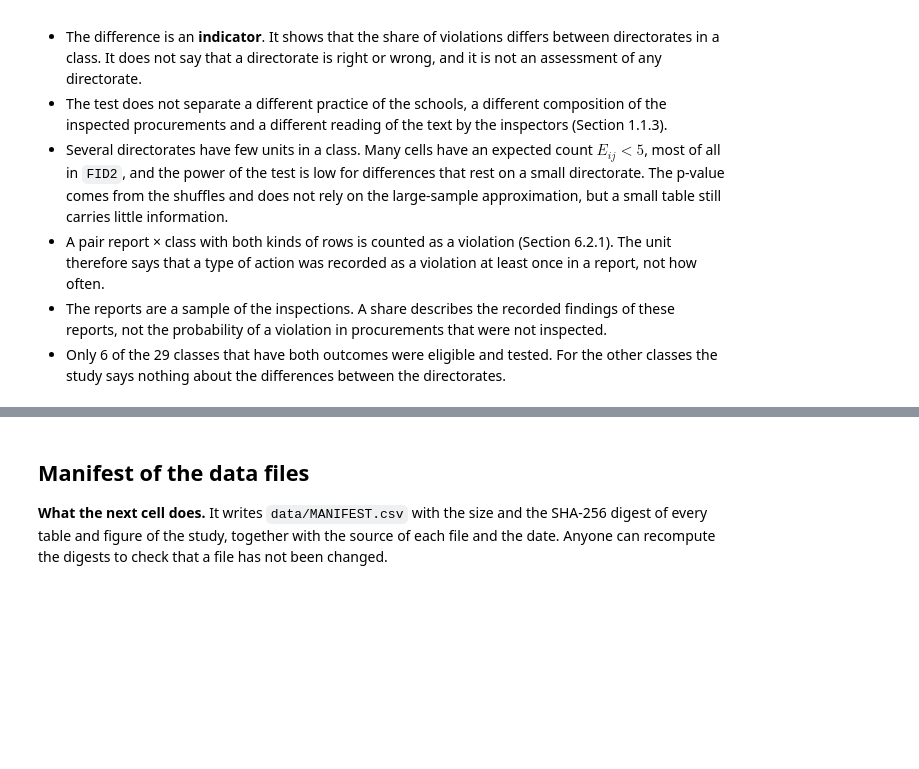
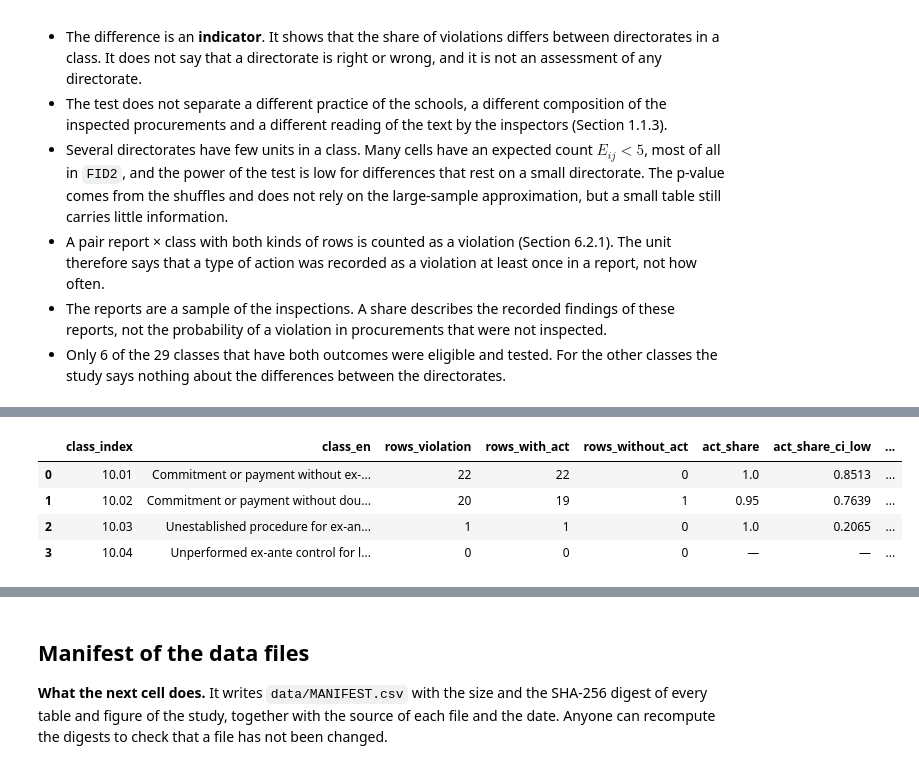
Before and after one commit to beluhov/adfi-violations-classification, a Jupyter notebook: ADFI_Violations_Classification.ipynb, the cells around one changed output, grey strips where cells are left out. Cells and saved outputs as stored; diff of their text form; code cells hidden in the pictures; blank space fills up the shorter version.

```diff
--- a/ADFI_Violations_Classification.ipynb
+++ b/ADFI_Violations_Classification.ipynb
@@ -2413,0 +2434,86 @@ plt.show()
+# %%
+S10_PREFIX = "10."
+S10_LAW = "ЗФУКПС"
+
+s10_classes = classes.loc[classes["class_index"].str.startswith(S10_PREFIX), ["class_index", "class_en"]].reset_index(drop=True)
+s10_viol = viol[viol["class_index"].str.startswith(S10_PREFIX)]
+s10_noviol = noviol[noviol["class_index"].str.startswith(S10_PREFIX)]
+s10_outside = viol[~viol["class_index"].str.startswith(S10_PREFIX)]
+
+s10_rows = []
+for s10_index, s10_name in zip(s10_classes["class_index"], s10_classes["class_en"]):
+    s10_v = s10_viol[s10_viol["class_index"] == s10_index]
+    s10_n = s10_noviol[s10_noviol["class_index"] == s10_index]
+    s10_with_act = int((s10_v["outcome"] == "violation_with_act").sum())
+    s10_without_act = int((s10_v["outcome"] == "violation_without_act").sum())
+    if len(s10_v) > 0:
+        s10_low, s10_high = wilson_interval(s10_with_act, len(s10_v))
+        s10_share, s10_low, s10_high = s10_with_act / len(s10_v), float(s10_low), float(s10_high)
+    else:
+        s10_share, s10_low, s10_high = np.nan, np.nan, np.nan
+    s10_rows.append([s10_index, s10_name, len(s10_v), s10_with_act, s10_without_act, s10_share, s10_low, s10_high,
+                     s10_v["report_key"].nunique(), len(s10_n), s10_n["report_key"].nunique()])
+
+ex_ante_control_by_class = pd.DataFrame(s10_rows, columns=["class_index", "class_en", "rows_violation", "rows_with_act", "rows_without_act",
+                                                          "act_share", "act_share_ci_low", "act_share_ci_high", "reports_violation",
+                                                          "rows_no_violation", "reports_no_violation"])
+for s10_column in ("act_share", "act_share_ci_low", "act_share_ci_high"):
+    ex_ante_control_by_class[s10_column] = ex_ante_control_by_class[s10_column].round(4)
+
+assert ex_ante_control_by_class["class_index"].tolist() == ["10.01", "10.02", "10.03", "10.04"]
+assert ex_ante_control_by_class["rows_violation"].tolist() == [22, 20, 1, 0]
+assert ex_ante_control_by_class["rows_with_act"].tolist() == [22, 19, 1, 0]
+assert ex_ante_control_by_class["rows_without_act"].tolist() == [0, 1, 0, 0]
+assert ex_ante_control_by_class["reports_violation"].tolist() == [7, 6, 1, 0]
+assert ex_ante_control_by_class["rows_no_violation"].tolist() == [5, 5, 0, 0]
+assert ex_ante_control_by_class["reports_no_violation"].tolist() == [4, 4, 0, 0]
+assert ex_ante_control_by_class.loc[3, ["act_share", "act_share_ci_low", "act_share_ci_high"]].isna().all()
+ex_ante_control_by_class.to_csv(DERIVED_DIR / "ex_ante_control_by_class.csv", sep=";", index=False, encoding="utf-8", lineterminator="\n")
+
+s10_rows_total = len(s10_viol)
+s10_findings = s10_viol["finding_no"].nunique()
+s10_reports = s10_viol["report_key"].nunique()
+s10_with_act_total = int((s10_viol["outcome"] == "violation_with_act").sum())
+s10_act_share = s10_with_act_total / s10_rows_total
+s10_act_low, s10_act_high = wilson_interval(s10_with_act_total, s10_rows_total)
+all_with_act_total = int((viol["outcome"] == "violation_with_act").sum())
+all_act_share = all_with_act_total / len(viol)
+all_act_low, all_act_high = wilson_interval(all_with_act_total, len(viol))
+
+s10_statute = violation_rows_by_statute.set_index("statute_en").loc["FMCPSA"]
+assert (int(s10_statute["rows"]), float(s10_statute["share"])) == (43, 0.0357)
+assert (float(s10_statute["share_ci_low"]), float(s10_statute["share_ci_high"])) == (0.0266, 0.0478)
+assert (float(s10_statute["cluster_ci_low"]), float(s10_statute["cluster_ci_high"])) == (0.0146, 0.0614)
+assert int(s10_statute["rows"]) == s10_rows_total
+
+s10_noviol_reports = set(s10_noviol["report_key"])
+s10_all_reports = cls_df.loc[cls_df["class_index"].str.startswith(S10_PREFIX), "report_key"].nunique()
+assert (s10_rows_total, s10_findings, s10_reports, n_reports_violation) == (43, 43, 11, 410)
+assert (s10_with_act_total, s10_rows_total - s10_with_act_total) == (42, 1)
+assert (len(s10_noviol), len(s10_noviol_reports), len(s10_noviol_reports & set(s10_viol["report_key"])), s10_all_reports) == (10, 4, 0, 15)
+assert (all_with_act_total, len(viol)) == (1148, 1203)
+
+s10_not_fmcpsa_law = int((s10_viol["law"] != S10_LAW).sum())
+s10_outside_law = int(s10_outside["law"].fillna("").str.contains(S10_LAW).sum())
+s10_outside_provisions = int(s10_outside["provisions"].fillna("").str.contains(S10_LAW).sum())
+s10_split_findings = int((cls_df["finding_no"].isin(set(s10_viol["finding_no"])) & ~cls_df["class_index"].str.startswith(S10_PREFIX)).sum())
+assert (s10_not_fmcpsa_law, s10_outside_law, s10_outside_provisions, s10_split_findings) == (0, 0, 0, 0)
+
+s10_per_report = sorted(s10_viol.groupby("report_key").size().tolist(), reverse=True)
+assert s10_per_report == [9, 7, 6, 4, 4, 3, 3, 3, 2, 1, 1]
+assert sum(s10_per_report) == s10_rows_total
+s10_cooccurrence = (s10_viol.groupby("report_key")["class_index"].apply(lambda s10_s: " + ".join(sorted(set(s10_s))))
+                    .value_counts().rename_axis("classes_in_report").rename("reports").reset_index()
+                    .sort_values(["reports", "classes_in_report"], ascending=[False, True]).reset_index(drop=True))
+assert dict(zip(s10_cooccurrence["classes_in_report"], s10_cooccurrence["reports"])) == {"10.01": 4, "10.02": 3, "10.01 + 10.02": 3, "10.03": 1}
+
+print(f"Section 10: {s10_rows_total} violation rows, {s10_findings} findings, {s10_reports} reports of {n_reports_violation} with a violation row | share of the {len(viol)} violation rows {s10_statute['share']:.4f} (row FMCPSA of 5.2.4)")
+print(f"Interval of Wilson [{s10_statute['share_ci_low']:.4f}; {s10_statute['share_ci_high']:.4f}] | cluster bootstrap [{s10_statute['cluster_ci_low']:.4f}; {s10_statute['cluster_ci_high']:.4f}] (taken from 5.2.4)")
+print(f"With act: section 10 {s10_with_act_total} of {s10_rows_total} ({s10_act_share:.4f}; Wilson [{s10_act_low:.4f}; {s10_act_high:.4f}]) | all violation rows {all_with_act_total} of {len(viol)} ({all_act_share:.4f}; Wilson [{all_act_low:.4f}; {all_act_high:.4f}])")
+print(f"No-violation rows of section 10: {len(s10_noviol)} in {len(s10_noviol_reports)} reports, none of them among the {s10_reports} | reports with a row of section 10: {s10_all_reports}")
+print(f"Separation: rows of section 10 with another statute in law: {s10_not_fmcpsa_law} | rows outside section 10 citing {S10_LAW} in law: {s10_outside_law}, in provisions: {s10_outside_provisions} | findings of section 10 with a row in another class: {s10_split_findings}")
+print(f"Violation rows per report, in descending order: {s10_per_report} | the largest report {s10_per_report[0]} of {s10_rows_total} ({s10_per_report[0] / s10_rows_total:.4f}), the two largest {s10_per_report[0] + s10_per_report[1]}")
+with pd.option_context("display.max_colwidth", None):
+    display(ex_ante_control_by_class.astype(object).fillna("—"))
+    display(s10_cooccurrence)
+# %% [output]
@@ -2413,0 +2526,5 @@ plt.show()
+|  | class_index | class_en | rows_violation | rows_with_act | rows_without_act | act_share | act_share_ci_low | ... |
+| 0 | 10.01 | Commitment or payment without ex-... | 22 | 22 | 0 | 1.0 | 0.8513 | ... |
+| 1 | 10.02 | Commitment or payment without dou... | 20 | 19 | 1 | 0.95 | 0.7639 | ... |
+| 2 | 10.03 | Unestablished procedure for ex-an... | 1 | 1 | 0 | 1.0 | 0.2065 | ... |
+| 3 | 10.04 | Unperformed ex-ante control for l... | 0 | 0 | 0 | — | — | ... |
```
Also changed, not shown: parts of 9 cells of this notebook, 3 other files.
